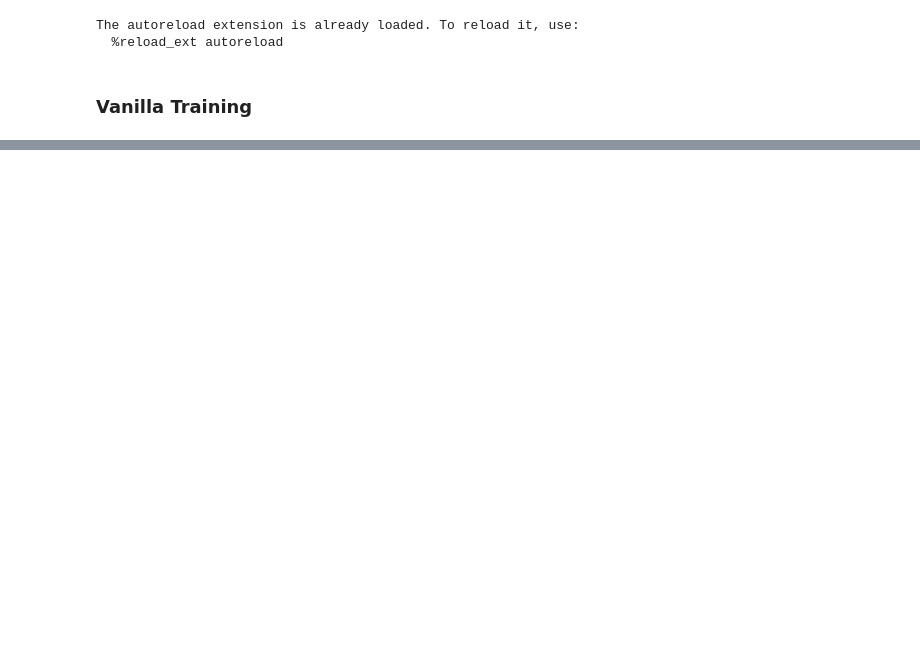
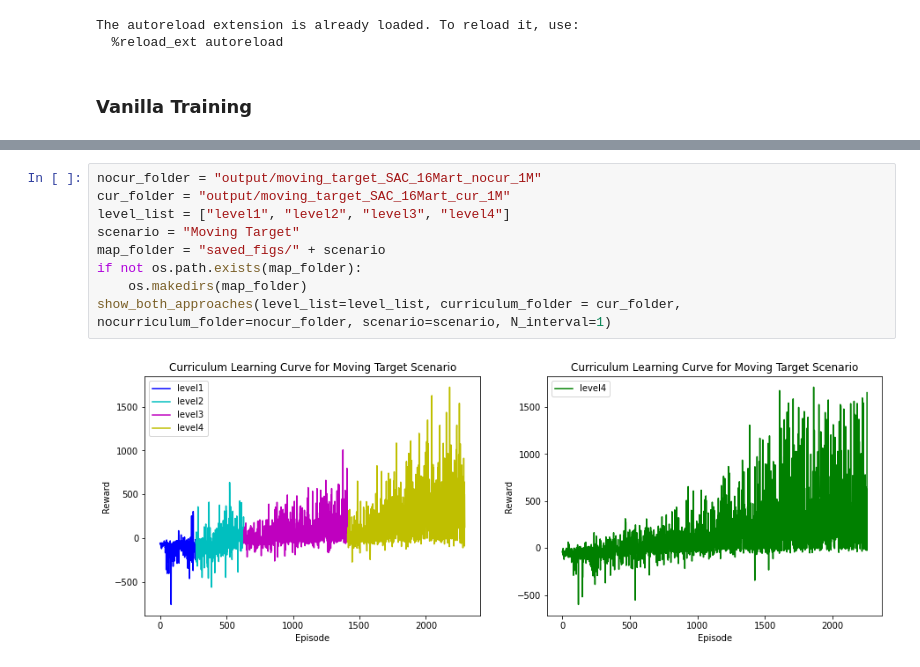
Before and after one commit to AkgunOnur/MARL_DogFight, a Jupyter notebook: Plotter.ipynb, the cells around one changed output, grey strips where cells are left out. Saved outputs shown, nothing was run; the diff lists cells and outputs as text; blank space fills up the shorter version.

```diff
--- a/Plotter.ipynb
+++ b/Plotter.ipynb
@@ -25,0 +51,11 @@ show_both_approaches(level_list=level_list, curriculum_folder = cur_folder, N_in
+# %%
+nocur_folder = "output/moving_target_SAC_16Mart_nocur_1M"
+cur_folder = "output/moving_target_SAC_16Mart_cur_1M"
+level_list = ["level1", "level2", "level3", "level4"]
+scenario = "Moving Target"
+map_folder = "saved_figs/" + scenario
+if not os.path.exists(map_folder):
+    os.makedirs(map_folder)
+show_both_approaches(level_list=level_list, curriculum_folder = cur_folder, nocurriculum_folder=nocur_folder, scenario=scenario, N_interval=1)
+# %% [output]
+[figure, added]
```
Also changed, not shown: parts of 18 cells of this notebook, 19 other files.
